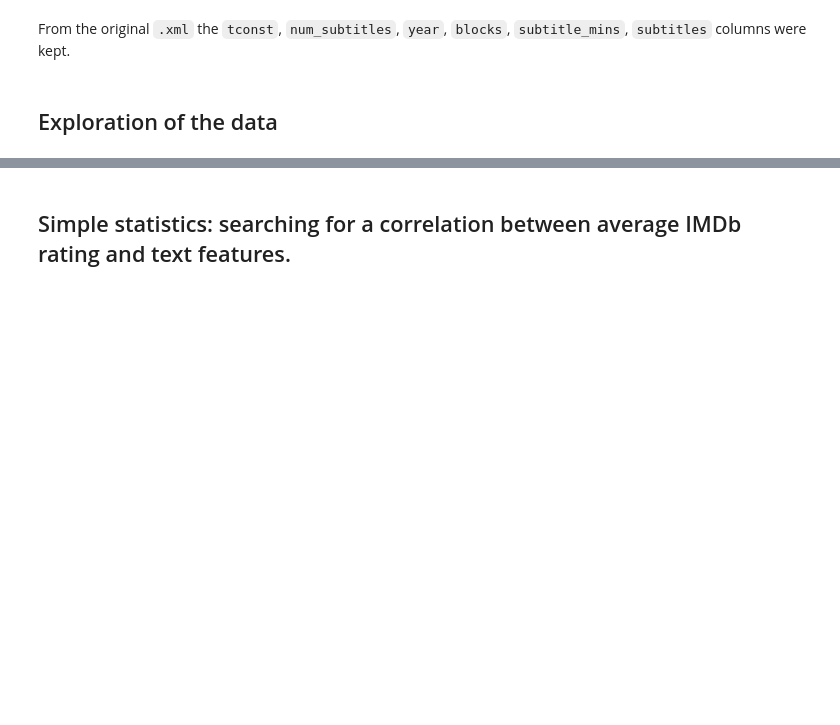
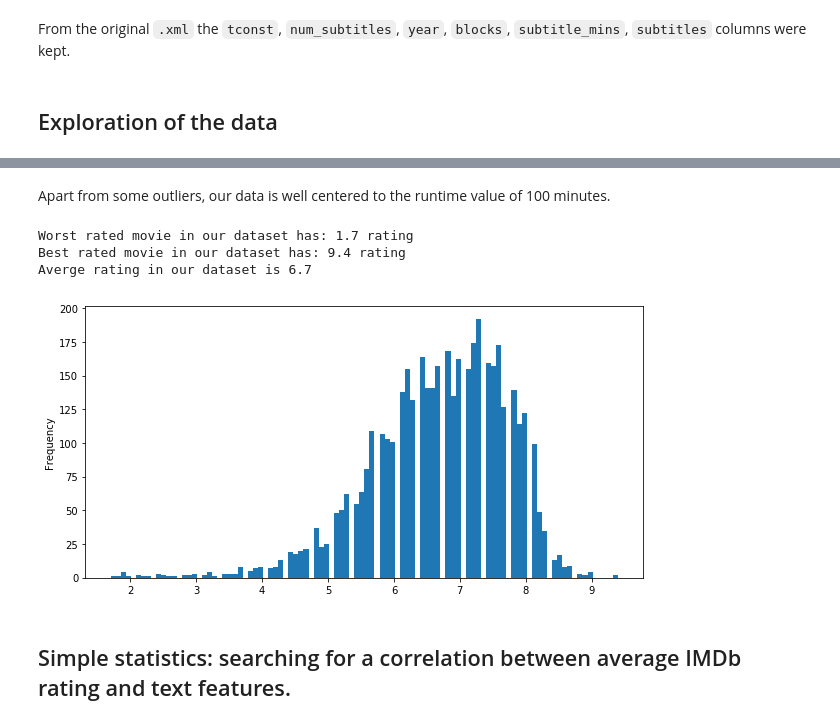
Before and after one commit to Xabitsuki/adamax, a Jupyter notebook: NotebookFinal.ipynb, the cells around one changed output, grey strips where cells are left out. Drawn from its saved outputs; the diff is of its cells as text; code cells hidden in the pictures; blank space fills up the shorter version.

```diff
--- a/NotebookFinal.ipynb
+++ b/NotebookFinal.ipynb
@@ -418,3 +443,15 @@ From the original `.xml` the `tconst`, `num_subtitles`, `year`, `blocks`, `subti
+# %% [markdown]
+Apart from some outliers, our data is well centered to the runtime value of 100 minutes.
+# %%
+print("Worst rated movie in our dataset has: {:.1f} rating".format(df_films_stats["averageRating"].min()))
+print("Best rated movie in our dataset has: {:.1f} rating".format(df_films_stats["averageRating"].max()))
+print("Averge rating in our dataset is {:.1f}".format(df_films_stats["averageRating"].mean()))
+ax = df_films_stats["averageRating"].plot.hist(bins=100, figsize=(10,5))
+# %% [output]
+Worst rated movie in our dataset has: 1.7 rating
+Best rated movie in our dataset has: 9.4 rating
+Averge rating in our dataset is 6.7
+[figure, added]
 # %% [markdown]
 ## Simple statistics: searching for a correlation between average IMDb rating and text features.
 # %% [markdown]
```
Also changed, not shown: parts of 27 cells of this notebook, 2 other files.
